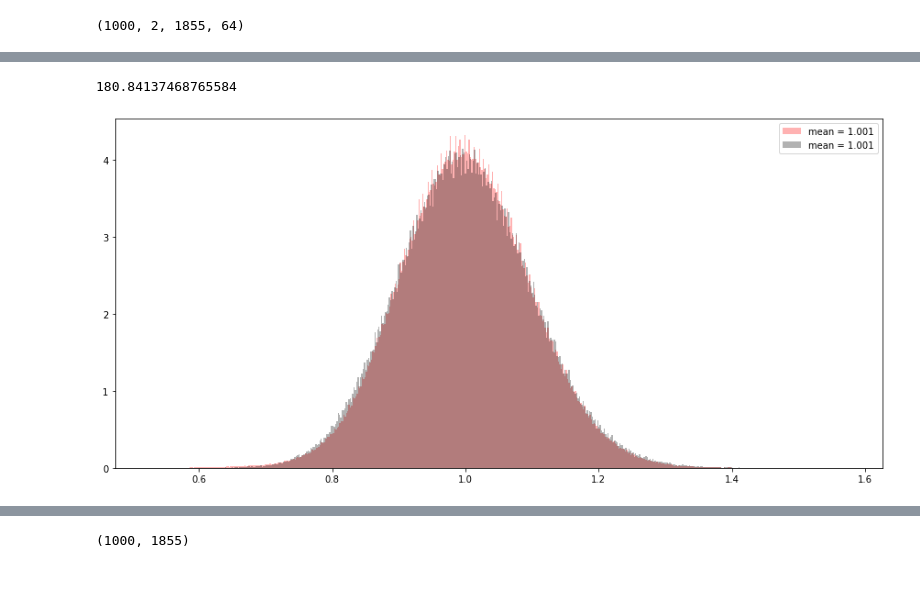
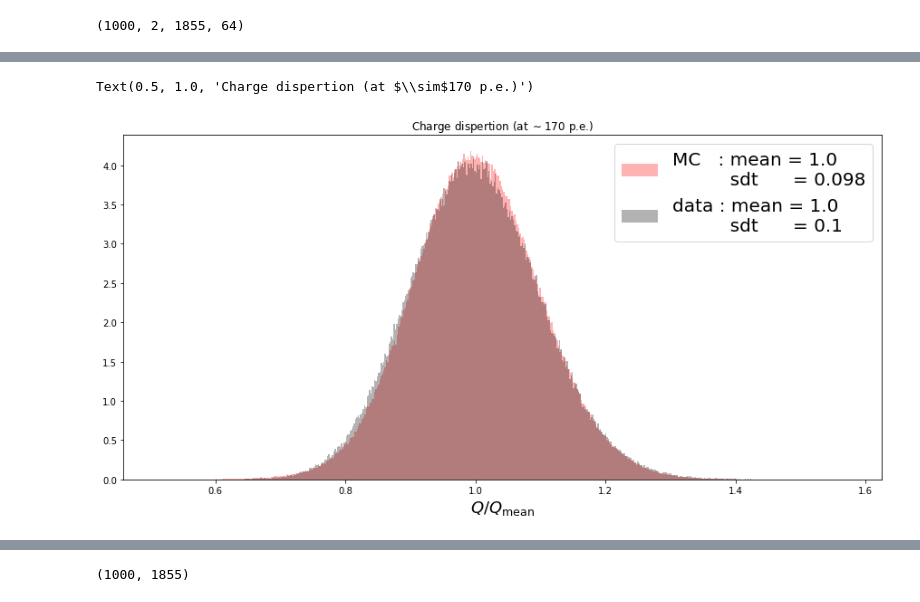
Before and after one commit to ThomasTTX/nectarchain, a Jupyter notebook: MC_data_comparaison_noteebooks/200pe_MC_data.ipynb, the cells around one changed output, grey strips where cells are left out. Cells and saved outputs as stored; diff of their text form; code cells hidden in the pictures.

```diff
--- a/MC_data_comparaison_noteebooks/200pe_MC_data.ipynb
+++ b/MC_data_comparaison_noteebooks/200pe_MC_data.ipynb
@@ -23,7 +23,8 @@ from fit_ses_v6 import *
 plt.rcParams['figure.figsize'] = [15, 7]
 # %%
         #MC_file_path = '/media/ttaverni/Transcend/MC_s/Heide/test_ff_200pe_newWF.simtel.gz'
-        MC_file_path = '/media/ttaverni/Transcend/MC_s/Heide/test_ff_200pe_newWF_1kev.simtel.gz'
+        #MC_file_path = '/media/ttaverni/Transcend/MC_s/Heide/test_ff_200pe_newWF_1kev.simtel.gz'
+        MC_file_path = '/media/ttaverni/Transcend/MC_s/Heide/test_ff_200pe_WF1010_noise36_TTled.simtel.gz'
 
         inputfile_reader_MC = event_source(
             input_url = MC_file_path,
@@ -35,6 +36,7 @@ plt.rcParams['figure.figsize'] = [15, 7]
             all_QMC.append(event.mc.tel[1].photo_electron_image)
         wfs_MC    = np.array(all_wfs)
         all_QMC   = np.array(all_QMC)
+        ped_MC = event.mc.tel[1].pedestal/64
 # %%
         #data_file_path = "/media/ttaverni/Transcend/data/scans_08019/NectarCAM.Run1568.00[0-9][0-9].fits.fz"
         data_file_path = "/media/ttaverni/Transcend/data/scans_08019/NectarCAM.Run1557.00[0-9][0-9].fits.fz"
@@ -108,17 +112,27 @@ l = plt.gca().legend()
 # %%
 aaa = all_QMC.flatten()
 mm = aaa > 100
-QQQs = (wfs_MC[:,0,:,40:]-250.).sum(axis=2)/58.
-QQQsdat = ((wfs_data[:,0,:,20:40]-250.).sum(axis=2)/58.).flatten()
+QQQs = (wfs_MC[:,0,:,40:56]-250.).sum(axis=2)/58.
+QQQsdat = ((wfs_data[:,0,:,20:40]-pedwfs[0,:,20:40]).sum(axis=2)/58.).flatten()
 
-mmean = np.mean(QQQs.flatten()[mm]/aaa[mm])
+evtmean = np.mean(QQQs.flatten()[mm]/aaa[mm])
+
+mmean = np.mean(QQQs.flatten()[mm])/aaa[mm].mean()
+sstd  = np.std(QQQs.flatten()[mm])/aaa[mm].mean()
 
 #h = plt.hist(QQQs.flatten()[mm]/aaa[mm],100,color = 'red',alpha=.3,label= 'mean = {:.4}'.format(mmean),density=1)
-h = plt.hist(QQQs.flatten()[mm]/(aaa[mm].mean()),500,color = 'red',alpha=.3,label= 'mean = {:.4}'.format(mmean),density=1)
-h = plt.hist(QQQsdat/QQQsdat.mean(),500,color = 'black',alpha=.3,label= 'mean = {:.4}'.format(mmean),density=1)
+h = plt.hist(QQQs.flatten()[mm]/(aaa[mm].mean()),500,color = 'red',alpha=.3,\
+             label= 'MC   : mean = {:.3} \n          sdt      = {:.2}'.format(mmean,sstd),density=1)
 
-l = plt.gca().legend()
-QQQsdat.flatten().mean()
+h = plt.hist(QQQsdat/QQQsdat.mean(),500,color = 'black',alpha=.3,\
+             label= 'data : mean = {:.3} \n          sdt      = {:.2}'.format(1.,(QQQsdat/QQQsdat.mean()).std()),density=1)
+
+l = plt.gca().legend(prop={'size': 20})
+(QQQsdat/QQQsdat.mean()).std()
+#(QQQs.flatten()[mm]).std()/(aaa[mm].mean())
+plt.gca().set_xlabel('$Q/Q_\mathrm{mean}$',fontsize=18)
+#plt.gca().set_yscale('log')
+plt.gca().set_title("Charge dispertion (at $\sim$170 p.e.)")
 # %% [output]
-180.84137468765584
+Text(0.5, 1.0, 'Charge dispertion (at $\\sim$170 p.e.)')
-[figure, old version]
+[figure, new version]
```
Also changed, not shown: parts of 20 cells of this notebook, 2 other files.
